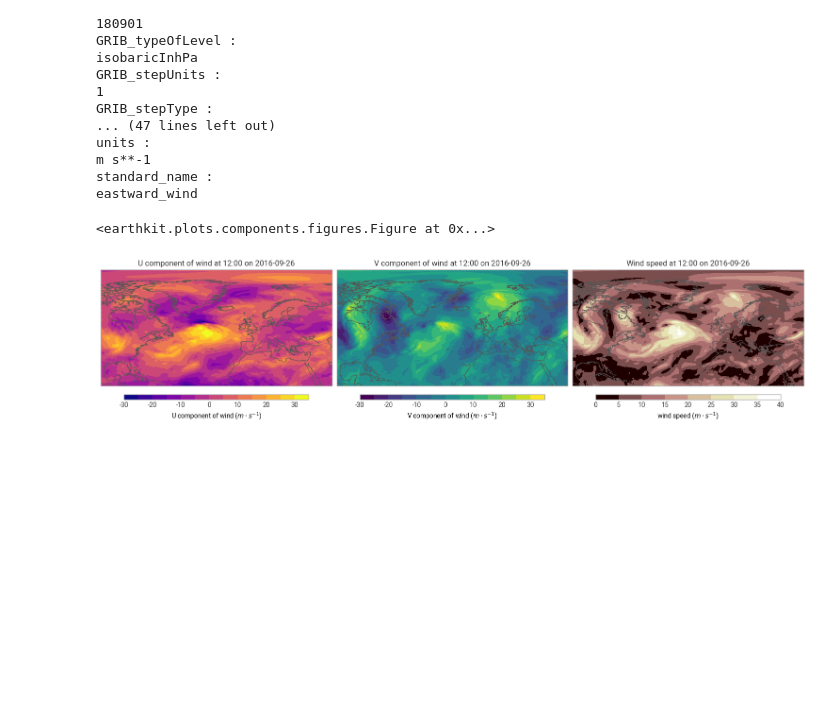
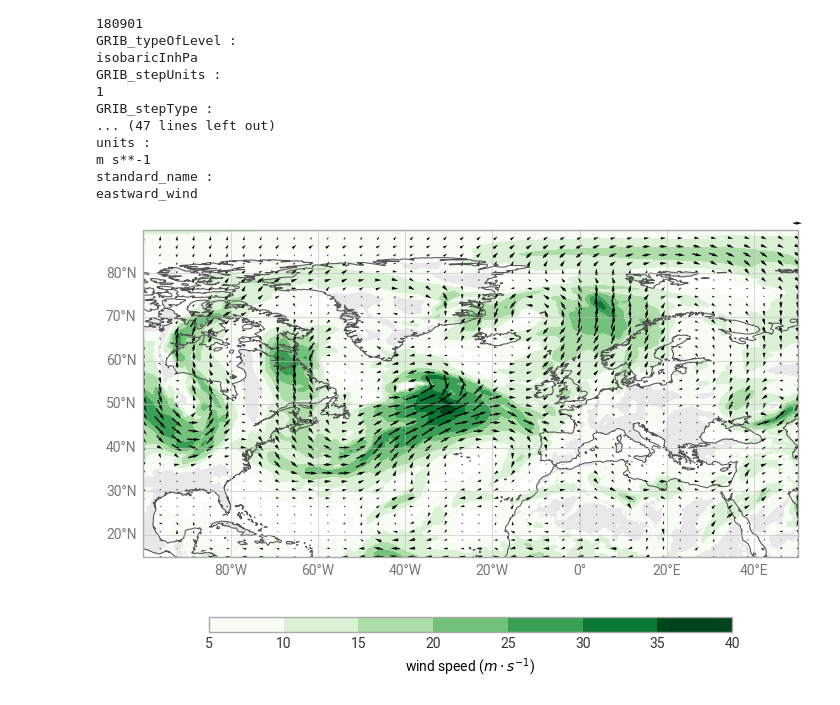
Before and after one commit to ecmwf-training/2026-earthkit-training, a Jupyter notebook: content/earthkit-meteo/ekm-1-wind.ipynb, the cells around one changed output. Cells and saved outputs as stored; diff of their text form; code cells hidden in the pictures; blank space fills up the shorter version.

Commit message:
earthkit-meteo

```diff
--- a/content/earthkit-meteo/ekm-1-wind.ipynb
+++ b/content/earthkit-meteo/ekm-1-wind.ipynb
@@ -178,9 +178,22 @@ sp = sp.rename("ws")
 # %%
 # select one level and step and plot input and resulting fields
 u = ds.u.sel(pressure_level=700, valid_time="2016-09-26T12")
 v = ds.v.sel(pressure_level=700, valid_time="2016-09-26T12")
 sp1 = sp.sel(pressure_level=700, valid_time="2016-09-26T12")
-ekp.geo.plot(u, v, sp1)
+
+chart = ekp.Map()
+chart.contourf(sp1, units="m s-1", colors="Greens",
+               levels=list(range(5,45,5)), alpha=1)
+
+chart.quiver(u=u, v=v, headwidth=2.5, width=0.002)
+
+# Add map features
+chart.coastlines()
+chart.land()
+chart.gridlines()
+chart.legend()
+
+# Show the plot
+chart.show()
 # %% [output]
-<earthkit.plots.components.figures.Figure at 0x...>
-[figure, old version]
+[figure, new version]
```
Also changed, not shown: 1 other file.
